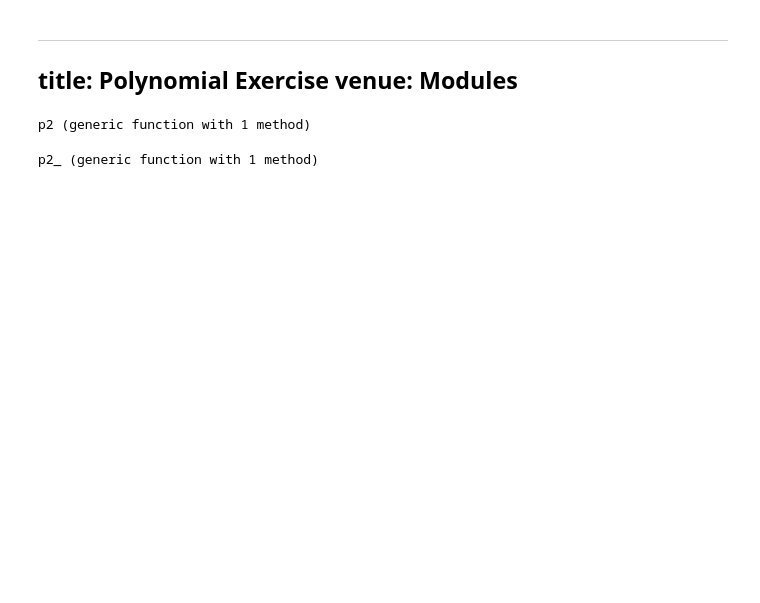
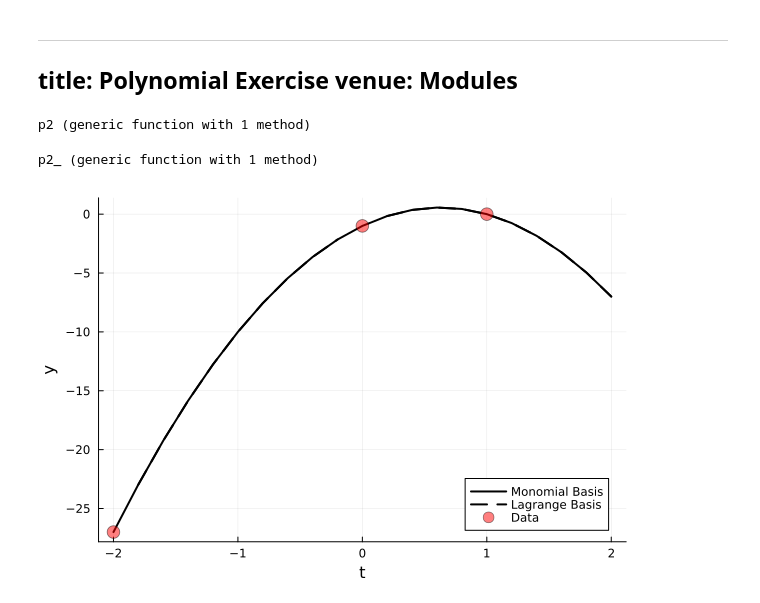
Before and after one commit to jacob-cunningham-ds/me2060, a Jupyter notebook: modules/module_3/polynomial_exercise.ipynb, the cells around one changed output. Saved outputs shown, nothing was run; the diff lists cells and outputs as text; code cells hidden in the pictures; blank space fills up the shorter version.

```diff
--- a/modules/module_3/polynomial_exercise.ipynb
+++ b/modules/module_3/polynomial_exercise.ipynb
@@ -16,10 +16,16 @@ end
 # %% [output]
 p2_ (generic function with 1 method)
 # %%
-t=-2:0.2:2
 using Plots,LaTeXStrings
 
-plot(t,p2.(t),label=L"Version 1 for $p_2(t)$",lc=:black,lw=2,ls=:solid)
-plot!(t,p2_.(t),label=L"Version 2 for $p_2(t)$",lc=:green,lw=2,ls=:dash)
+t_x = [-2, 0, 1]
+t_y = [-27, -1, 0]
+t=-2:0.2:2
+
+plot(t,p2.(t),label="Monomial Basis",lc=:black,lw=2,ls=:solid)
+plot!(t,p2_.(t),label="Lagrange Basis",lc=:black,lw=2,ls=:dash)
+scatter!(t_x, t_y, label="Data", mc=:red, ms=7, ma=0.5)
 xlabel!("t")
 ylabel!("y")
+# %% [output]
+[figure, added]
```
Also changed, not shown: 6 other files.
